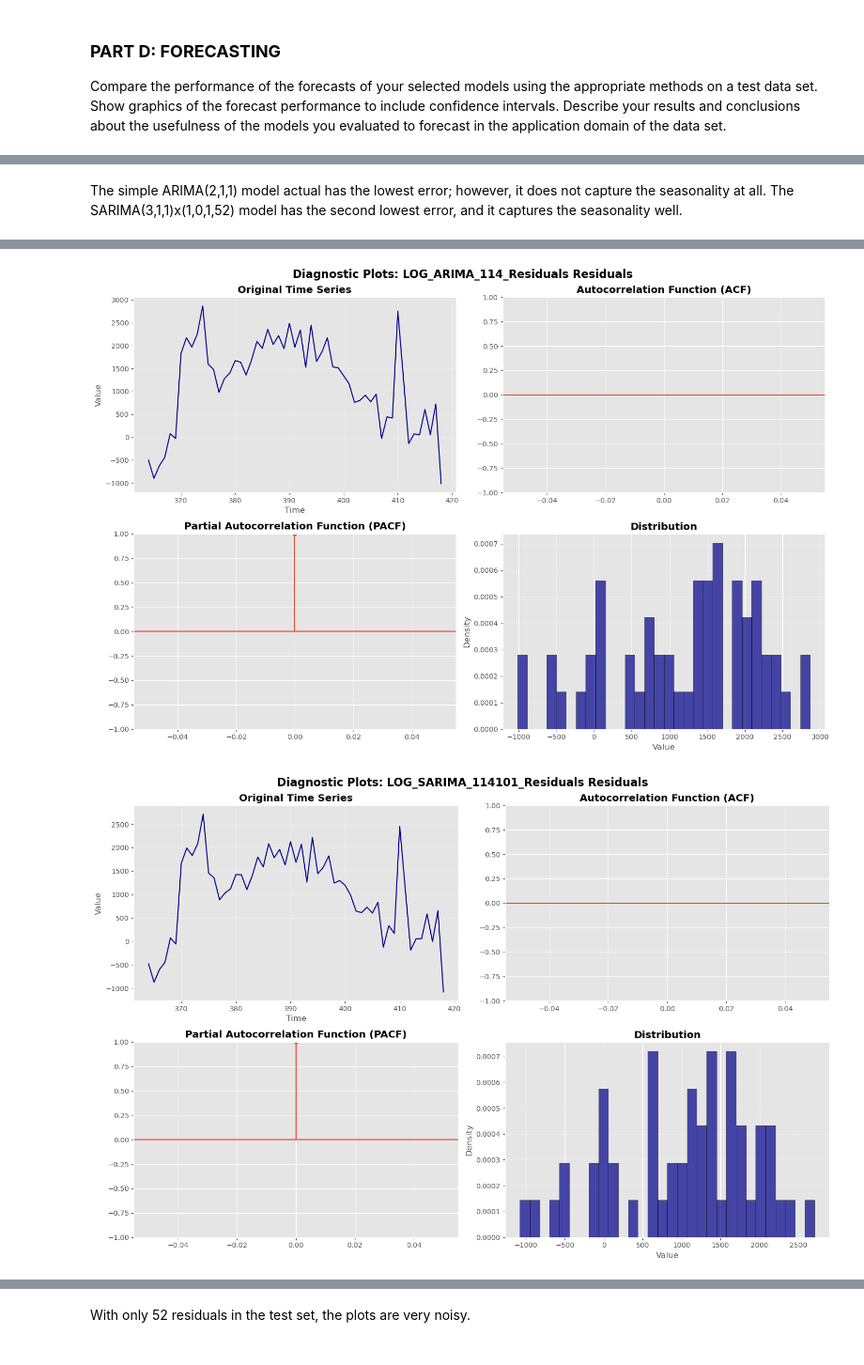
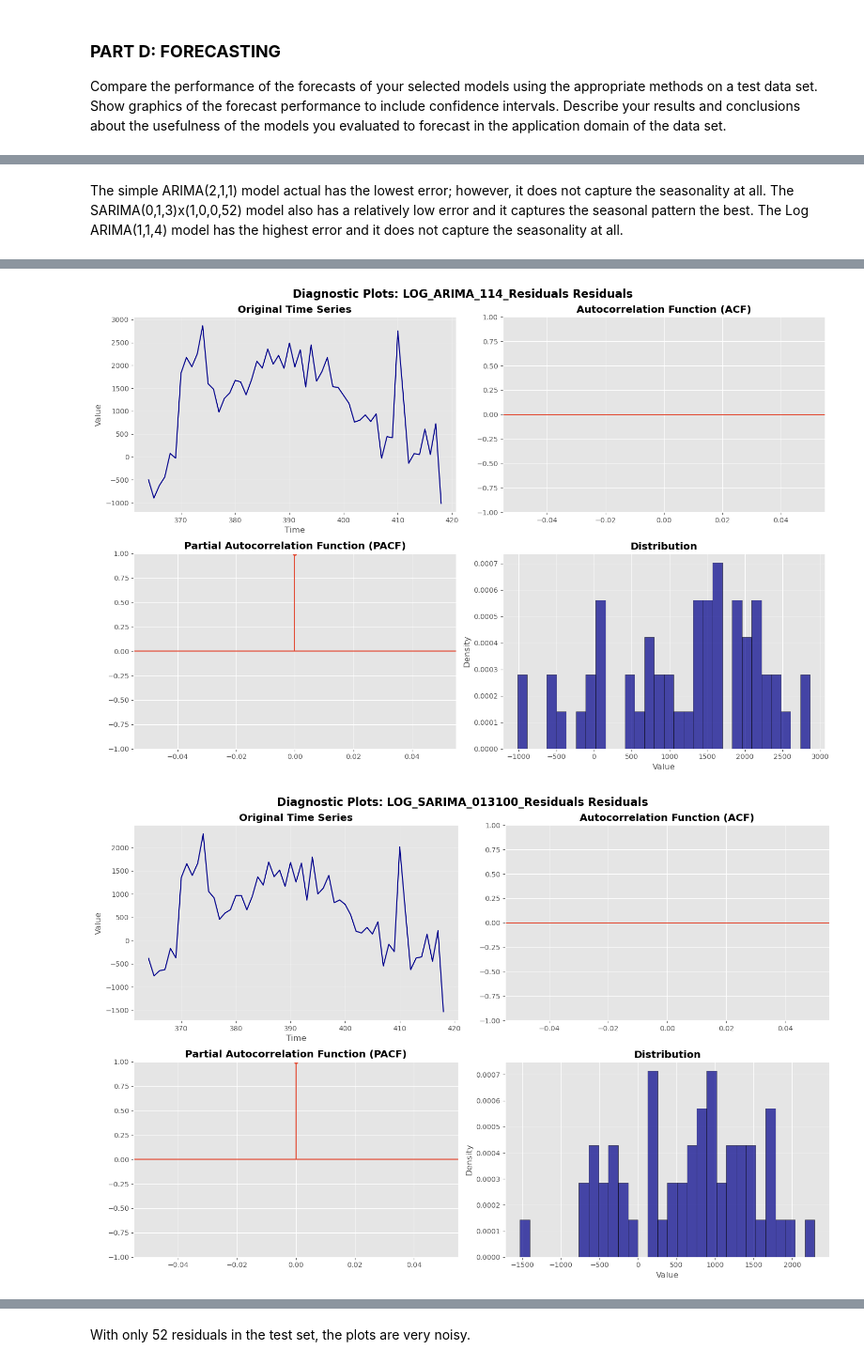
Before and after one commit to andersone17/time_series_hw_2, a Jupyter notebook: time_series_hw_2.ipynb, the cells around one changed output, grey strips where cells are left out. Shown at 94% size. Saved outputs shown, nothing was run; the diff lists cells and outputs as text; code cells hidden in the pictures.

```diff
--- a/time_series_hw_2.ipynb
+++ b/time_series_hw_2.ipynb
@@ -707,7 +647,7 @@ Otherwise, the SARIMA model appears to have the best fit in terms of AIC, MSE, a
 I will transform the predictions back to the orginal scale and plot them against the actuals to see how each tracks the data.
 # %%
 # Plotting Predictions vs Actual for Each Model on the Training Data
-cols = ['LOG_ARIMA_(3, 1, 1)', 'LOG_SARIMA_(3, 1, 1)x(1, 0, 1, 52)', 'LOG_ARIMA_(1, 1, 4)', 'LOG_SARIMA_(1, 1, 4)x(1, 0, 1, 52)']
+cols = ['LOG_SARIMA_(0, 1, 3)x(1, 0, 0, 52)', 'LOG_ARIMA_(1, 1, 4)']
 for col in cols:
     train[col + '_exp'] = np.exp(train[col])
 final_cols = ['ARIMA_(2, 1, 2)', 'ARIMA_(2, 1, 1)'] + [c + '_exp' for c in cols]
@@ -751,20 +691,10 @@ test['LOG_ARIMA_114_Forecast'] = np.exp(fc.predicted_mean.values)
 test['LOG_ARIMA_114_Forecast_Lower'] = np.exp(fc.conf_int().iloc[:,0])
 test['LOG_ARIMA_114_Forecast_Upper'] = np.exp(fc.conf_int().iloc[:,1])
 
-fc = model_log_114101.get_forecast(steps=weeks)
-test['LOG_SARIMA_114101_Forecast'] = np.exp(fc.predicted_mean.values)
-test['LOG_SARIMA_114101_Forecast_Lower'] = np.exp(fc.conf_int().iloc[:,0])
-test['LOG_SARIMA_114101_Forecast_Upper'] = np.exp(fc.conf_int().iloc[:,1])
-
-fc = model_log_311.get_forecast(steps=weeks)
-test['LOG_ARIMA_311_Forecast'] = np.exp(fc.predicted_mean.values)
-test['LOG_ARIMA_311_Forecast_Lower'] = np.exp(fc.conf_int().iloc[:,0])
-test['LOG_ARIMA_311_Forecast_Upper'] = np.exp(fc.conf_int().iloc[:,1])
-
-fc = model_log_311101.get_forecast(steps=weeks)
-test['LOG_SARIMA_311101_Forecast'] = np.exp(fc.predicted_mean.values)
-test['LOG_SARIMA_311101_Forecast_Lower'] = np.exp(fc.conf_int().iloc[:,0])
-test['LOG_SARIMA_311101_Forecast_Upper'] = np.exp(fc.conf_int().iloc[:,1])
+fc = model_log_013100.get_forecast(steps=weeks)
+test['LOG_SARIMA_013100_Forecast'] = np.exp(fc.predicted_mean.values)
+test['LOG_SARIMA_013100_Forecast_Lower'] = np.exp(fc.conf_int().iloc[:,0])
+test['LOG_SARIMA_013100_Forecast_Upper'] = np.exp(fc.conf_int().iloc[:,1])
 # %%
 final_data = pd.merge(sales[['date','order_quantity']], test, on='date', how='left')
 # %%
@@ -811,28 +738,22 @@ Based on these diagnostic plots, the SARIMA(3,1,1)x(1,0,1,52) model performed th
 final_data['ARIMA_212_Residuals'] = final_data['order_quantity'] - final_data['ARIMA_212_Forecast']
 final_data['ARIMA_211_Residuals'] = final_data['order_quantity'] - final_data['ARIMA_211_Forecast']
 final_data['LOG_ARIMA_114_Residuals'] = final_data['order_quantity'] - final_data['LOG_ARIMA_114_Forecast']
-final_data['LOG_ARIMA_311_Residuals'] = final_data['order_quantity'] - final_data['LOG_ARIMA_311_Forecast']
-final_data['LOG_SARIMA_114101_Residuals'] = final_data['order_quantity'] - final_data['LOG_SARIMA_114101_Forecast']
-final_data['LOG_SARIMA_311101_Residuals'] = final_data['order_quantity'] - final_data['LOG_SARIMA_311101_Forecast']
+final_data['LOG_SARIMA_013100_Residuals'] = final_data['order_quantity'] - final_data['LOG_SARIMA_013100_Forecast']
 
 mse_212 = np.mean(final_data['ARIMA_212_Residuals']**2)
 mse_211 = np.mean(final_data['ARIMA_211_Residuals']**2)
 mse_log_114 = np.mean(final_data['LOG_ARIMA_114_Residuals']**2)
-mse_log_311 = np.mean(final_data['LOG_ARIMA_311_Residuals']**2)
-mse_log_sarima_311101 = np.mean(final_data['LOG_SARIMA_311101_Residuals']**2)
-mse_log_sarima_114101 = np.mean(final_data['LOG_SARIMA_114101_Residuals']**2)
+mse_log_013100 = np.mean(final_data['LOG_SARIMA_013100_Residuals']**2)
 
 rmse_212 = np.sqrt(mse_212)
 rmse_211 = np.sqrt(mse_211)
 rmse_log_114 = np.sqrt(mse_log_114)
-rmse_log_311 = np.sqrt(mse_log_311)
-rmse_log_sarima_311101 = np.sqrt(mse_log_sarima_311101)
-rmse_log_sarima_114101 = np.sqrt(mse_log_sarima_114101)
+rmse_log_013100 = np.sqrt(mse_log_013100)
 
 results_df = pd.DataFrame({
-    'Model': ['ARIMA(2,1,2)', 'ARIMA(2,1,1)', 'LOG ARIMA(1,1,4)', 'LOG ARIMA(3,1,1)', 'LOG SARIMA(1,1,4)x(0,0,0,52)', 'LOG SARIMA(3,1,1)x(0,0,0,52)'],
-    'MSE': [mse_212, mse_211, mse_log_114, mse_log_311, mse_log_sarima_114101, mse_log_sarima_311101],
-    'RMSE': [rmse_212, rmse_211, rmse_log_114, rmse_log_311, rmse_log_sarima_114101, rmse_log_sarima_311101]
+    'Model': ['ARIMA(2,1,2)', 'ARIMA(2,1,1)', 'LOG ARIMA(1,1,4)', 'LOG SARIMA(0,1,3)x(1,0,0,52)'],
+    'MSE': [mse_212, mse_211, mse_log_114, mse_log_013100],
+    'RMSE': [rmse_212, rmse_211, rmse_log_114, rmse_log_013100]
 })
 results_df.style.format({"MSE": "{:,.2f}", "RMSE": "{:,.2f}"}).background_gradient(subset=['MSE', 'RMSE'], cmap='Blues')
 # %% [output]
@@ -846,11 +765,11 @@ results_df.style.format({"MSE": "{:,.2f}", "RMSE": "{:,.2f}"}).background_gradie
 # %% [markdown]
-The simple ARIMA(2,1,1) model actual has the lowest error; however, it does not capture the seasonality at all. The SARIMA(3,1,1)x(1,0,1,52) model has the second lowest error, and it captures the seasonality well.
+The simple ARIMA(2,1,1) model actual has the lowest error; however, it does not capture the seasonality at all. The SARIMA(0,1,3)x(1,0,0,52) model also has a relatively low error and it captures the seasonal pattern the best. The Log ARIMA(1,1,4) model has the highest error and it does not capture the seasonality at all.
 # %%
-cols = ['ARIMA_212_Residuals', 'ARIMA_211_Residuals', 'LOG_ARIMA_114_Residuals', 'LOG_SARIMA_114101_Residuals', 'LOG_ARIMA_311_Residuals', 'LOG_SARIMA_311101_Residuals']
+cols = ['ARIMA_212_Residuals', 'ARIMA_211_Residuals', 'LOG_ARIMA_114_Residuals',  'LOG_SARIMA_013100_Residuals']
 for col in cols:
     diagnostic_plot(final_data[col], title=f'{col} Residuals')
 # %% [output]
 [figure]
 [figure]
 [figure]
-[figure, old version]
+[figure, new version]
```
Also changed, not shown: parts of 20 cells of this notebook.
